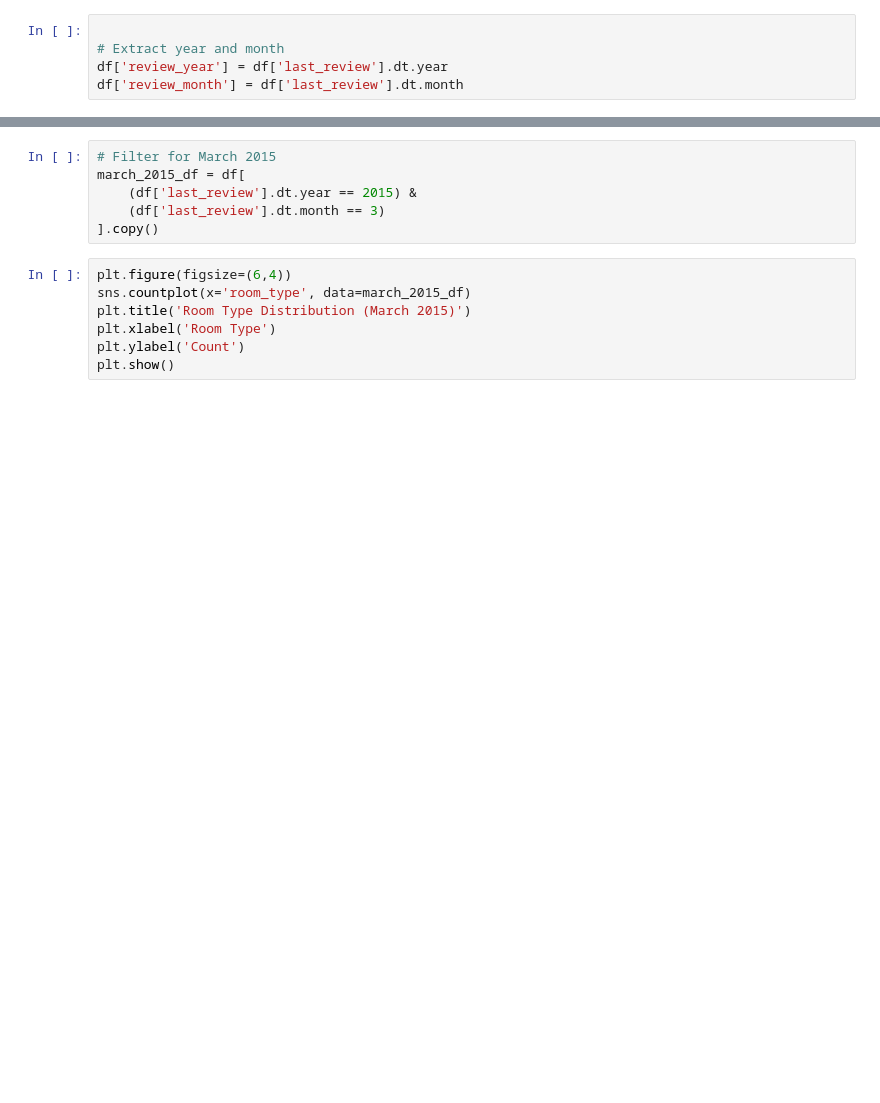
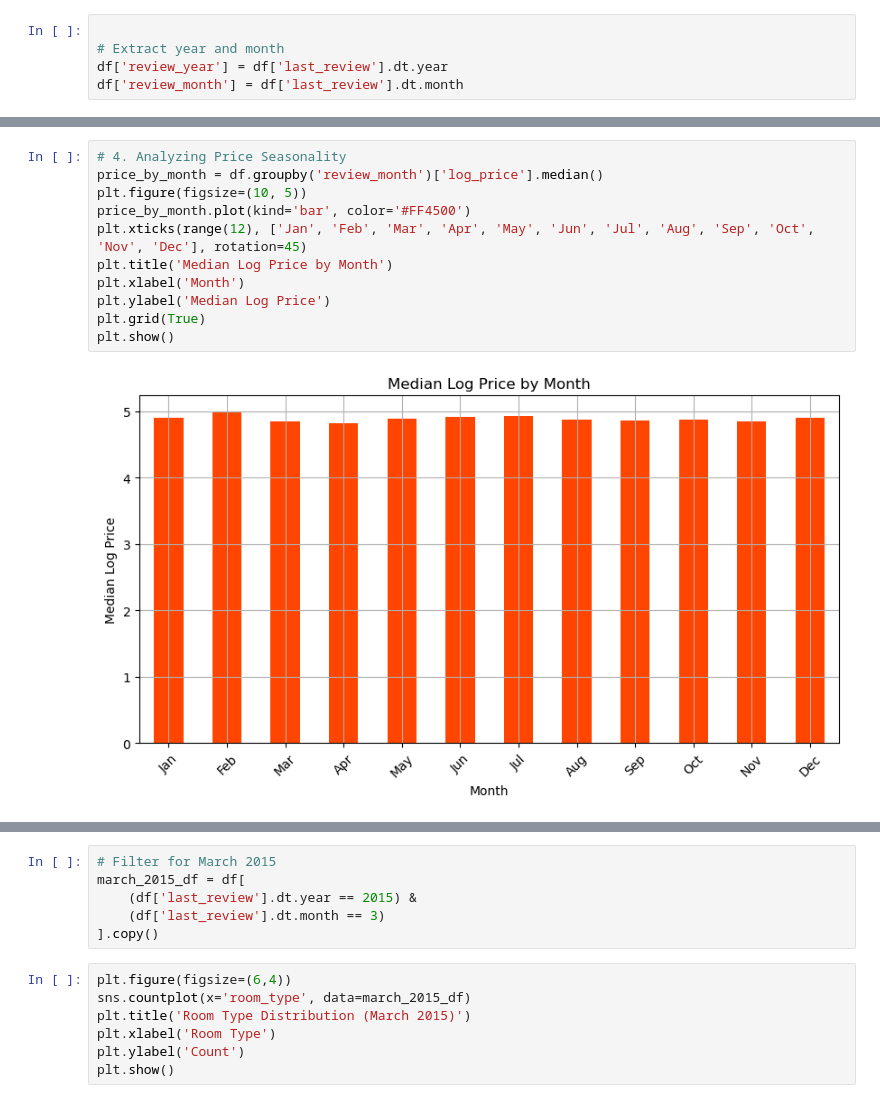
Before and after one commit to Deimos999/EDA-Final, a Jupyter notebook: final_project_Alexia.ipynb, the cells around one changed output, grey strips where cells are left out. Drawn from its saved outputs; the diff is of its cells as text; blank space fills up the shorter version.

```diff
--- a/final_project_Alexia.ipynb
+++ b/final_project_Alexia.ipynb
@@ -952,0 +985,13 @@ plt.show()
+# %%
+# 4. Analyzing Price Seasonality
+price_by_month = df.groupby('review_month')['log_price'].median()
+plt.figure(figsize=(10, 5))
+price_by_month.plot(kind='bar', color='#FF4500')
+plt.xticks(range(12), ['Jan', 'Feb', 'Mar', 'Apr', 'May', 'Jun', 'Jul', 'Aug', 'Sep', 'Oct', 'Nov', 'Dec'], rotation=45)
+plt.title('Median Log Price by Month')
+plt.xlabel('Month')
+plt.ylabel('Median Log Price')
+plt.grid(True)
+plt.show()
+# %% [output]
+[figure, added]
```
Also changed, not shown: parts of 61 cells of this notebook, 2 other files.
